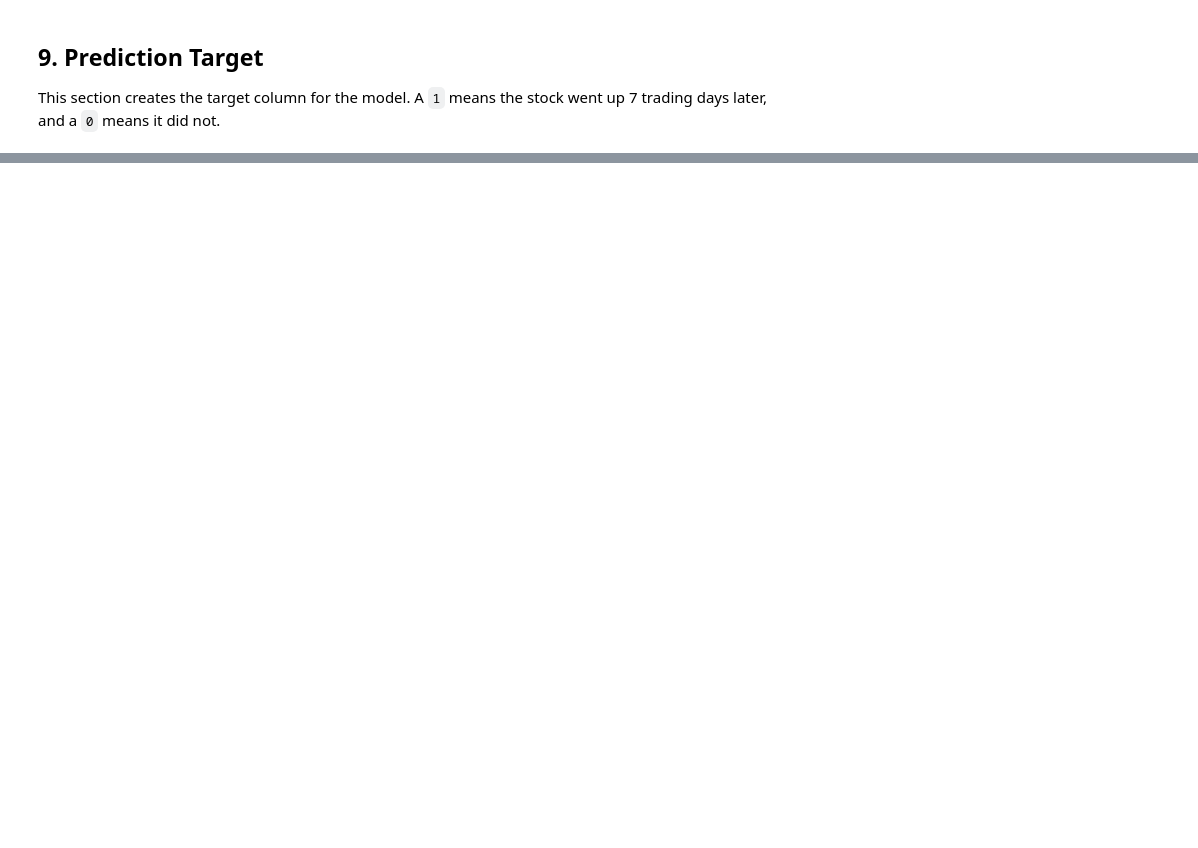
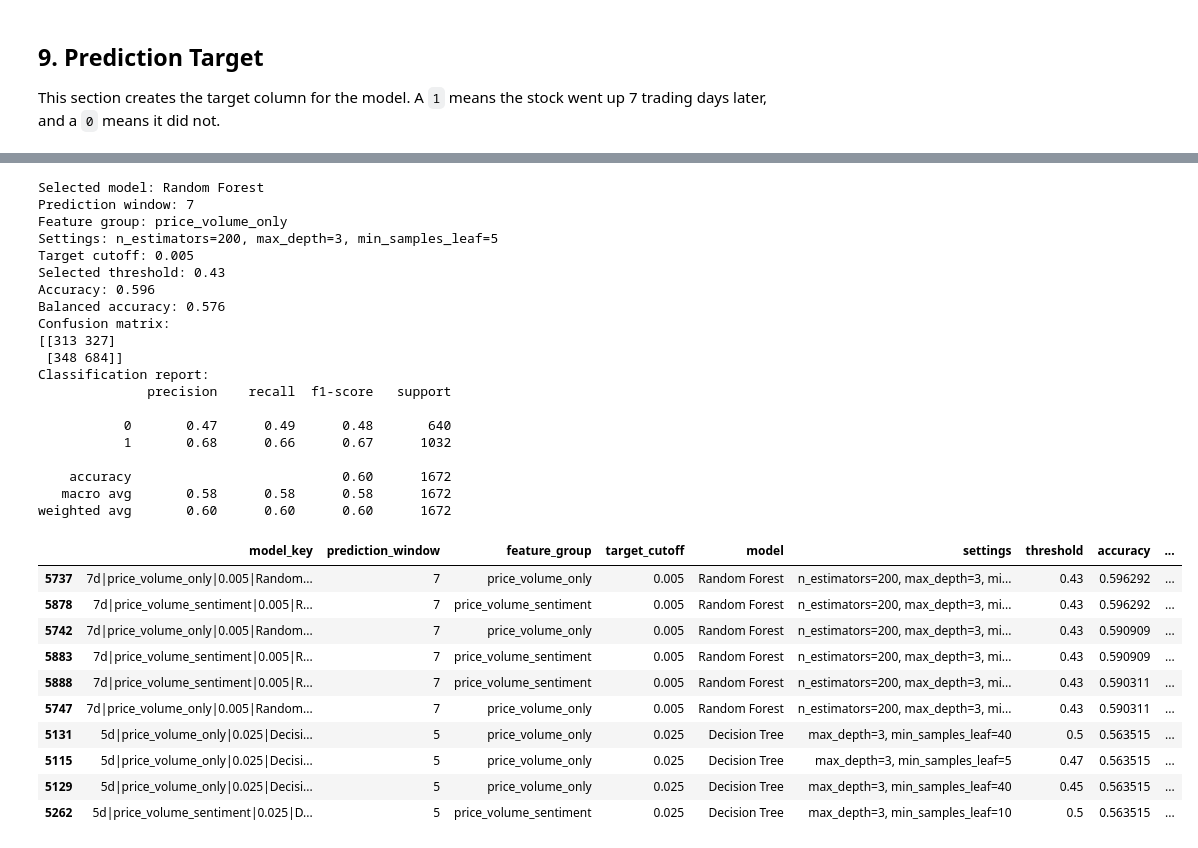
Before and after one commit to 4sciencee/MIS433-Final-Project, a Jupyter notebook: notebooks/AI_Investment_Signals.ipynb, the cells around one changed output, grey strips where cells are left out. Drawn from its saved outputs; the diff is of its cells as text; code cells hidden in the pictures; blank space fills up the shorter version.

```diff
--- a/notebooks/AI_Investment_Signals.ipynb
+++ b/notebooks/AI_Investment_Signals.ipynb
@@ -130,14 +197,27 @@ Here we add new columns that can help with the model, like returns, moving avera
 stock_df = stock_df.sort_values(["ticker", "date"])
 
 stock_df["daily_return"] = stock_df.groupby("ticker")["close"].pct_change()
+stock_df["return_3d"] = stock_df.groupby("ticker")["close"].pct_change(3)
+stock_df["return_5d"] = stock_df.groupby("ticker")["close"].pct_change(5)
 stock_df["return_7d"] = stock_df.groupby("ticker")["close"].pct_change(7)
+stock_df["return_10d"] = stock_df.groupby("ticker")["close"].pct_change(10)
+stock_df["return_14d"] = stock_df.groupby("ticker")["close"].pct_change(14)
 stock_df["return_30d"] = stock_df.groupby("ticker")["close"].pct_change(30)
 
 stock_df["ma_7d"] = stock_df.groupby("ticker")["close"].transform(lambda x: x.rolling(window=7).mean())
+stock_df["ma_14d"] = stock_df.groupby("ticker")["close"].transform(lambda x: x.rolling(window=14).mean())
 stock_df["ma_30d"] = stock_df.groupby("ticker")["close"].transform(lambda x: x.rolling(window=30).mean())
 stock_df["ma_90d"] = stock_df.groupby("ticker")["close"].transform(lambda x: x.rolling(window=90).mean())
 
+stock_df["volatility_7d"] = stock_df.groupby("ticker")["daily_return"].transform(lambda x: x.rolling(window=7).std())
+stock_df["volatility_14d"] = stock_df.groupby("ticker")["daily_return"].transform(lambda x: x.rolling(window=14).std())
 stock_df["volatility_30d"] = stock_df.groupby("ticker")["daily_return"].transform(lambda x: x.rolling(window=30).std())
+
 stock_df["volume_change"] = stock_df.groupby("ticker")["volume"].pct_change()
+stock_df["avg_volume_30d"] = stock_df.groupby("ticker")["volume"].transform(lambda x: x.rolling(window=30).mean())
+stock_df["volume_vs_avg_30d"] = stock_df["volume"] / stock_df["avg_volume_30d"]
+
+stock_df["close_vs_ma_30d"] = (stock_df["close"] / stock_df["ma_30d"]) - 1
+stock_df["ma_7d_vs_30d"] = (stock_df["ma_7d"] / stock_df["ma_30d"]) - 1
 
 stock_df.head()
@@ -473,24 +765,72 @@ results_df
 # %%
-model_candidates = results_df[results_df["model"] != "Baseline Majority Class"]
-best_model_name = model_candidates.iloc[0]["model"]
-best_model = trained_models[best_model_name]
-best_predictions = best_model.predict(X_test)
+model_candidates = results_df[results_df["model"] != "Baseline Majority Class"].copy()
+best_result = model_candidates.iloc[0]
 
-print(f"Selected model: {best_model_name}")
+best_model_key = best_result["model_key"]
+best_model_info = trained_models[best_model_key]
+best_model = best_model_info["model"]
+best_feature_columns = best_model_info["feature_columns"]
+best_window = int(best_model_info["window"])
+best_threshold = best_result["threshold"]
+best_threshold = None if best_threshold == "default" else float(best_threshold)
+
+X_test = best_model_info["X_test"]
+y_test = best_model_info["y_test"]
+test_df = best_model_info["test_df"]
+best_predictions = predict_with_threshold(best_model, X_test, best_threshold)
+
+print("Selected model:", best_result["model"])
+print("Prediction window:", best_window)
+print("Feature group:", best_result["feature_group"])
+print("Settings:", best_result["settings"])
+print("Target cutoff:", best_result["target_cutoff"])
+print("Selected threshold:", "default" if best_threshold is None else best_threshold)
 print("Accuracy:", round(accuracy_score(y_test, best_predictions), 3))
 print("Balanced accuracy:", round(balanced_accuracy_score(y_test, best_predictions), 3))
 print("Confusion matrix:")
 print(confusion_matrix(y_test, best_predictions))
 print("Classification report:")
 print(classification_report(y_test, best_predictions))
 
-test_predictions_df = test_df[["date", "ticker", "close", "target_up_7d", "future_return_7d"]].copy()
-test_predictions_df["predicted_up_7d"] = best_predictions
+test_predictions_df = test_df[["date", "ticker", "close", f"future_return_{best_window}d", "target_up"]].copy()
+test_predictions_df["predicted_up"] = best_predictions
 
 if hasattr(best_model, "predict_proba"):
     test_predictions_df["prediction_probability_up"] = best_model.predict_proba(X_test)[:, 1]
 
 results_df.to_csv("outputs/model_results/model_comparison.csv", index=False)
 test_predictions_df.to_csv("outputs/model_results/test_set_predictions.csv", index=False)
 
-test_predictions_df.head()
+results_df.head(10)
+# %% [output]
+Selected model: Random Forest
+Prediction window: 7
+Feature group: price_volume_only
+Settings: n_estimators=200, max_depth=3, min_samples_leaf=5
+Target cutoff: 0.005
+Selected threshold: 0.43
+Accuracy: 0.596
+Balanced accuracy: 0.576
+Confusion matrix:
+[[313 327]
+ [348 684]]
+Classification report:
+              precision    recall  f1-score   support
+
+           0       0.47      0.49      0.48       640
+           1       0.68      0.66      0.67      1032
+
+    accuracy                           0.60      1672
+   macro avg       0.58      0.58      0.58      1672
+weighted avg       0.60      0.60      0.60      1672
+|  | model_key | prediction_window | feature_group | target_cutoff | model | settings | threshold | accuracy | ... |
+| 5737 | 7d|price_volume_only|0.005|Random... | 7 | price_volume_only | 0.005 | Random Forest | n_estimators=200, max_depth=3, mi... | 0.43 | 0.596292 | ... |
+| 5878 | 7d|price_volume_sentiment|0.005|R... | 7 | price_volume_sentiment | 0.005 | Random Forest | n_estimators=200, max_depth=3, mi... | 0.43 | 0.596292 | ... |
+| 5742 | 7d|price_volume_only|0.005|Random... | 7 | price_volume_only | 0.005 | Random Forest | n_estimators=200, max_depth=3, mi... | 0.43 | 0.590909 | ... |
+| 5883 | 7d|price_volume_sentiment|0.005|R... | 7 | price_volume_sentiment | 0.005 | Random Forest | n_estimators=200, max_depth=3, mi... | 0.43 | 0.590909 | ... |
+| 5888 | 7d|price_volume_sentiment|0.005|R... | 7 | price_volume_sentiment | 0.005 | Random Forest | n_estimators=200, max_depth=3, mi... | 0.43 | 0.590311 | ... |
+| 5747 | 7d|price_volume_only|0.005|Random... | 7 | price_volume_only | 0.005 | Random Forest | n_estimators=200, max_depth=3, mi... | 0.43 | 0.590311 | ... |
+| 5131 | 5d|price_volume_only|0.025|Decisi... | 5 | price_volume_only | 0.025 | Decision Tree | max_depth=3, min_samples_leaf=40 | 0.5 | 0.563515 | ... |
+| 5115 | 5d|price_volume_only|0.025|Decisi... | 5 | price_volume_only | 0.025 | Decision Tree | max_depth=3, min_samples_leaf=5 | 0.47 | 0.563515 | ... |
+| 5129 | 5d|price_volume_only|0.025|Decisi... | 5 | price_volume_only | 0.025 | Decision Tree | max_depth=3, min_samples_leaf=40 | 0.45 | 0.563515 | ... |
+| 5262 | 5d|price_volume_sentiment|0.025|D... | 5 | price_volume_sentiment | 0.025 | Decision Tree | max_depth=3, min_samples_leaf=10 | 0.5 | 0.563515 | ... |
```
Also changed, not shown: parts of 26 cells of this notebook, 13 other files.
